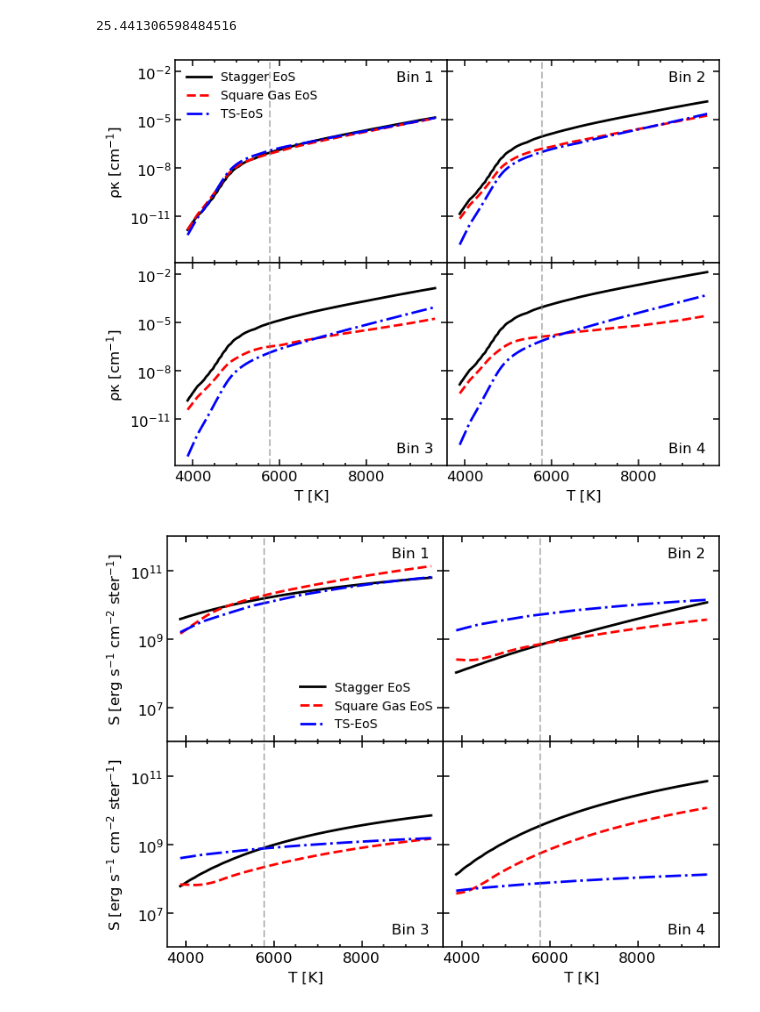
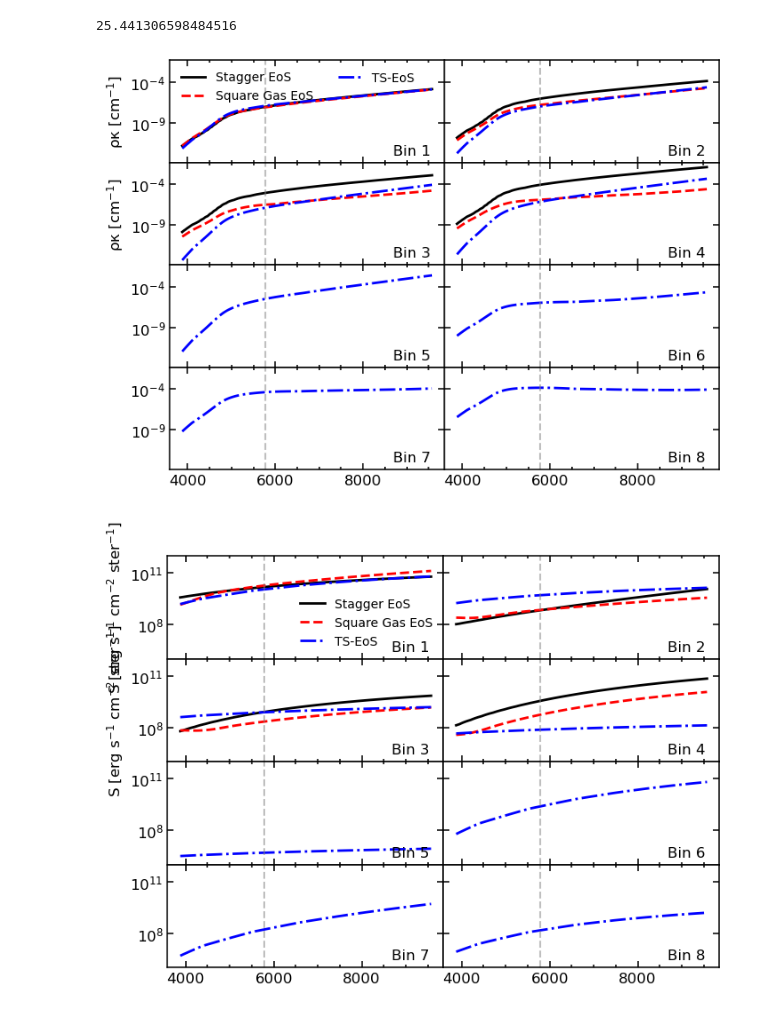
Before and after one commit to pe1995/MUST.jl, a Jupyter notebook: examples/visualize/test_squaregas.ipynb, the cells around one changed output. Cells and saved outputs as stored; diff of their text form; code cells hidden in the pictures.

```diff
--- a/examples/visualize/test_squaregas.ipynb
+++ b/examples/visualize/test_squaregas.ipynb
@@ -73,6 +76,10 @@ k1_sq2 = k_sq2[:, 1];
 k2_sq2 = k_sq2[:, 2];
 k3_sq2 = k_sq2[:, 3];
 k4_sq2 = k_sq2[:, 4];
+k5_sq2 = k_sq2[:, 5];
+k6_sq2 = k_sq2[:, 6];
+k7_sq2 = k_sq2[:, 7];
+k8_sq2 = k_sq2[:, 8];
 
 
 k_sq3  = MUST.lookup(sqEos3, :rk, d_profile, e_profile_sq3);
@@ -132,7 +143,7 @@ s6_sq4 = s_sq4[:, 6];
 # %%
 close("all")
 
-f,ax = plt.subplots(2,2, figsize=(8,6), sharey=true, sharex=true)
+f,ax = plt.subplots(4,2, figsize=(8,6), sharey=true, sharex=true)
 basic_plot!.(ax)
 plt.subplots_adjust(wspace=0, hspace=0)
 
@@ -146,41 +157,49 @@ ax[1,2].plot(t_profile, k2_sq,      color="r", lw=2, ls="--")
 ax[2,1].plot(t_profile, k3_sq,      color="r", lw=2, ls="--")
 ax[2,2].plot(t_profile, k4_sq,      color="r", lw=2, ls="--")
 
 ax[1,1].plot(t_profile, k1_sq2,      color="b", lw=2, ls="-.", label="TS-EoS")
 ax[1,2].plot(t_profile, k2_sq2,      color="b", lw=2, ls="-.")
 ax[2,1].plot(t_profile, k3_sq2,      color="b", lw=2, ls="-.")
 ax[2,2].plot(t_profile, k4_sq2,      color="b", lw=2, ls="-.")
+ax[3,1].plot(t_profile, k5_sq2,      color="b", lw=2, ls="-.")
+ax[3,2].plot(t_profile, k6_sq2,      color="b", lw=2, ls="-.")
+ax[4,1].plot(t_profile, k7_sq2,      color="b", lw=2, ls="-.")
+ax[4,2].plot(t_profile, k8_sq2,      color="b", lw=2, ls="-.")
 
 #ax[1,1].plot(t_profile, 10 .^k_5_profile, color="0.5", lw=2, ls=":", label="Solar Model")
 #ax[1,2].plot(t_profile, 10 .^k_5_profile, color="0.5", lw=2, ls=":")
 #ax[2,1].plot(t_profile, 10 .^k_5_profile, color="0.5", lw=2, ls=":")
 #ax[2,2].plot(t_profile, 10 .^k_5_profile, color="0.5", lw=2, ls=":")
 
 ax[1,1].set_yscale("log")
 ax[1,1].set_ylabel(@L_str("\\rm \\rho \\kappa\\ [cm^{-1}]"), fontsize="large")
 ax[2,1].set_ylabel(@L_str("\\rm \\rho \\kappa\\ [cm^{-1}]"), fontsize="large")
 ax[2,1].set_xlabel(@L_str("\\rm T\\ [K]"), fontsize="large")
 ax[2,2].set_xlabel(@L_str("\\rm T\\ [K]"), fontsize="large")
 
-ax[1,1].text(0.95,0.95,"Bin 1", transform=ax[1,1].transAxes, fontsize="large", ha="right", va="top")
-ax[1,2].text(0.95,0.95,"Bin 2", transform=ax[1,2].transAxes, fontsize="large", ha="right", va="top")
+ax[1,1].text(0.95,0.05,"Bin 1", transform=ax[1,1].transAxes, fontsize="large", ha="right", va="bottom")
+ax[1,2].text(0.95,0.05,"Bin 2", transform=ax[1,2].transAxes, fontsize="large", ha="right", va="bottom")
 ax[2,1].text(0.95,0.05,"Bin 3", transform=ax[2,1].transAxes, fontsize="large", ha="right", va="bottom")
 ax[2,2].text(0.95,0.05,"Bin 4", transform=ax[2,2].transAxes, fontsize="large", ha="right", va="bottom")
+ax[3,1].text(0.95,0.05,"Bin 5", transform=ax[3,1].transAxes, fontsize="large", ha="right", va="bottom")
+ax[3,2].text(0.95,0.05,"Bin 6", transform=ax[3,2].transAxes, fontsize="large", ha="right", va="bottom")
+ax[4,1].text(0.95,0.05,"Bin 7", transform=ax[4,1].transAxes, fontsize="large", ha="right", va="bottom")
+ax[4,2].text(0.95,0.05,"Bin 8", transform=ax[4,2].transAxes, fontsize="large", ha="right", va="bottom")
 
 for a in ax
     a.axvline(5777.0, color="0.5", ls="--", alpha=0.5)
 end
 
-ax[1].legend(framealpha=0, loc="upper left")
+ax[1].legend(framealpha=0, loc="upper left", ncol=2)
 #ax[1].set_xlim(4200,9800)
 
 f.savefig("comparison_rk_$(save_name)_eos.pdf");
 # %% [output]
-[figure, old version]
+[figure, new version]
 # %%
 close("all")
 
-f,ax = plt.subplots(2,2, figsize=(8,6), sharey=true, sharex=true)
+f,ax = plt.subplots(4,2, figsize=(8,6), sharey=true, sharex=true)
 basic_plot!.(ax)
 plt.subplots_adjust(wspace=0, hspace=0)
 
@@ -188,14 +207,20 @@ ax[1,1].plot(t_profile, s1_stagger, color="k", lw=2, ls="-", label="Stagger EoS"
 ax[1,2].plot(t_profile, s2_stagger, color="k", lw=2, ls="-")
 ax[2,1].plot(t_profile, s3_stagger, color="k", lw=2, ls="-")
 ax[2,2].plot(t_profile, s4_stagger, color="k", lw=2, ls="-")
+
 ax[1,1].plot(t_profile, s1_sq,      color="r", lw=2, ls="--", label="Square Gas EoS")
 ax[1,2].plot(t_profile, s2_sq,      color="r", lw=2, ls="--")
 ax[2,1].plot(t_profile, s3_sq,      color="r", lw=2, ls="--")
 ax[2,2].plot(t_profile, s4_sq,      color="r", lw=2, ls="--")
+
 ax[1,1].plot(t_profile, s1_sq2,     color="b", lw=2, ls="-.", label="TS-EoS")
 ax[1,2].plot(t_profile, s2_sq2,     color="b", lw=2, ls="-.")
 ax[2,1].plot(t_profile, s3_sq2,     color="b", lw=2, ls="-.")
 ax[2,2].plot(t_profile, s4_sq2,     color="b", lw=2, ls="-.")
+ax[3,1].plot(t_profile, s5_sq2,     color="b", lw=2, ls="-.", label="TS-EoS")
+ax[3,2].plot(t_profile, s6_sq2,     color="b", lw=2, ls="-.")
+ax[4,1].plot(t_profile, s7_sq2,     color="b", lw=2, ls="-.")
+ax[4,2].plot(t_profile, s8_sq2,     color="b", lw=2, ls="-.")
 
 #ax[1,1].plot(t_profile, 10 .^s_5_profile, color="0.5", lw=2, ls=":", label="Solar Model")
 #ax[1,2].plot(t_profile, 10 .^s_5_profile, color="0.5", lw=2, ls=":")
@@ -208,10 +233,14 @@ ax[2,1].set_ylabel(@L_str("\\rm S \\ [erg \\ s^{-1} \\ cm^{-2} \\ ster^{-1}]"),
 ax[2,1].set_xlabel(@L_str("\\rm T\\ [K]"), fontsize="large")
 ax[2,2].set_xlabel(@L_str("\\rm T\\ [K]"), fontsize="large")
 
-ax[1,1].text(0.95,0.95,"Bin 1", transform=ax[1,1].transAxes, fontsize="large", ha="right", va="top")
-ax[1,2].text(0.95,0.95,"Bin 2", transform=ax[1,2].transAxes, fontsize="large", ha="right", va="top")
+ax[1,1].text(0.95,0.05,"Bin 1", transform=ax[1,1].transAxes, fontsize="large", ha="right", va="bottom")
+ax[1,2].text(0.95,0.05,"Bin 2", transform=ax[1,2].transAxes, fontsize="large", ha="right", va="bottom")
 ax[2,1].text(0.95,0.05,"Bin 3", transform=ax[2,1].transAxes, fontsize="large", ha="right", va="bottom")
 ax[2,2].text(0.95,0.05,"Bin 4", transform=ax[2,2].transAxes, fontsize="large", ha="right", va="bottom")
+ax[3,1].text(0.95,0.05,"Bin 5", transform=ax[3,1].transAxes, fontsize="large", ha="right", va="bottom")
+ax[3,2].text(0.95,0.05,"Bin 6", transform=ax[3,2].transAxes, fontsize="large", ha="right", va="bottom")
+ax[4,1].text(0.95,0.05,"Bin 7", transform=ax[4,1].transAxes, fontsize="large", ha="right", va="bottom")
+ax[4,2].text(0.95,0.05,"Bin 8", transform=ax[4,2].transAxes, fontsize="large", ha="right", va="bottom")
 
 for a in ax
     a.axvline(5777.0, color="0.5", ls="--", alpha=0.5)
@@ -226,4 +255,4 @@ f.savefig("comparison_src_$(save_name)_eos.pdf");
 
 #gcf()
 # %% [output]
-[figure, old version]
+[figure, new version]
```
Also changed, not shown: parts of 2 cells of this notebook, 4 other files.
